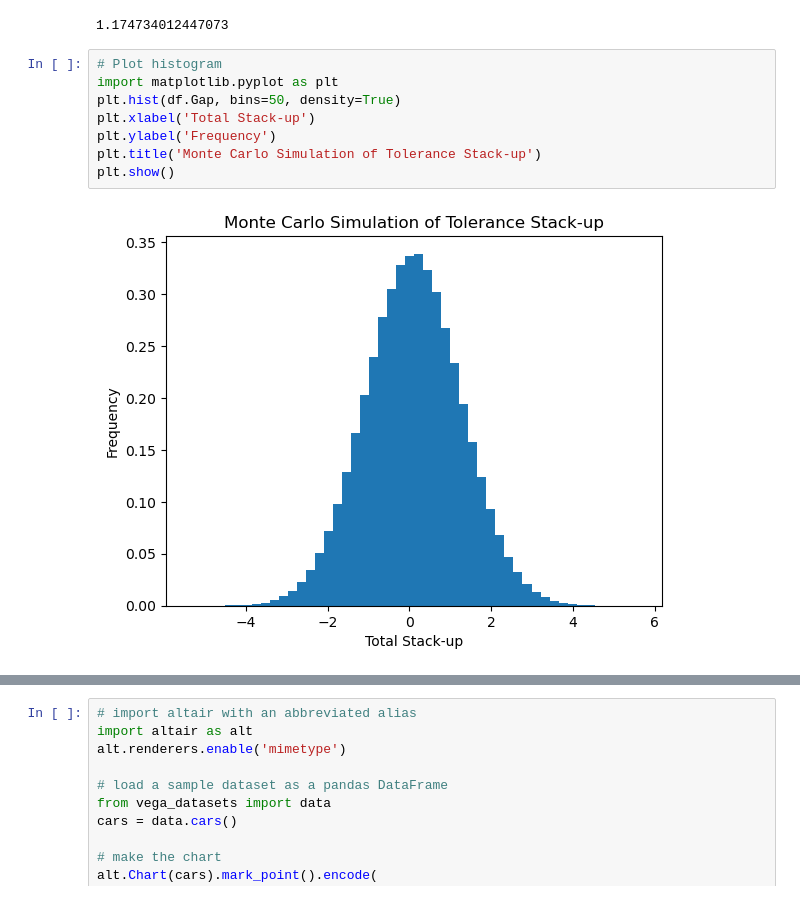
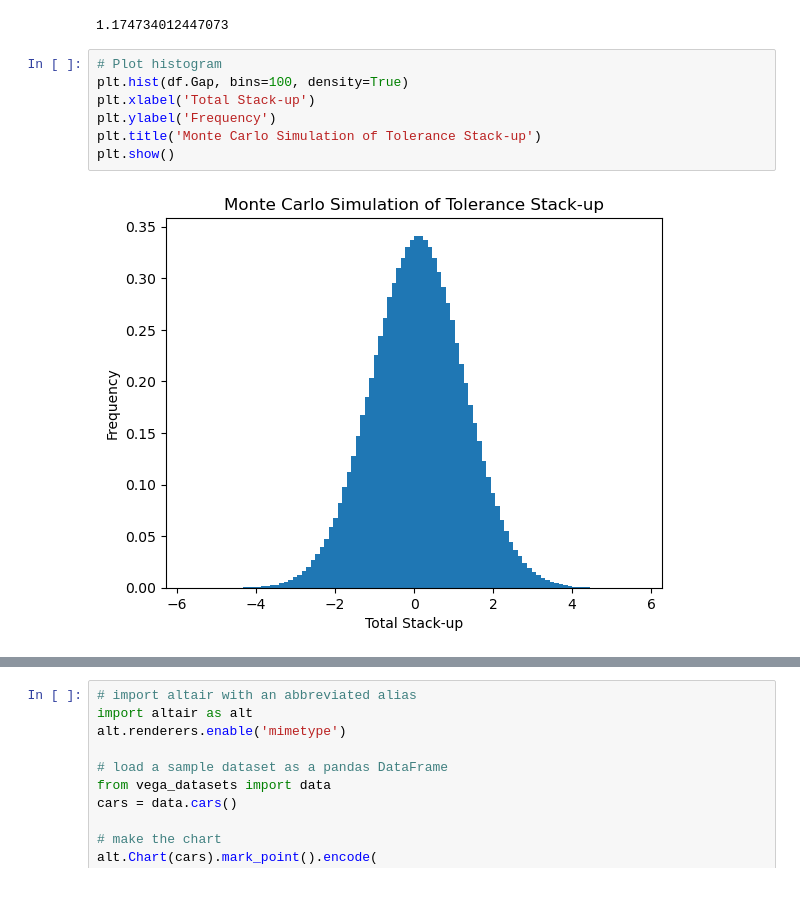
Before and after one commit to noriskworld/robust, a Jupyter notebook: robust.ipynb, the cells around one changed output, grey strips where cells are left out. Cells and saved outputs as stored; diff of their text form.

```diff
--- a/robust.ipynb
+++ b/robust.ipynb
@@ -113,11 +112,10 @@ np.sqrt(np.sum(np.square(df_X.sigma)))
 1.174734012447073
 # %%
 # Plot histogram
-import matplotlib.pyplot as plt
-plt.hist(df.Gap, bins=50, density=True)
+plt.hist(df.Gap, bins=100, density=True)
 plt.xlabel('Total Stack-up')
 plt.ylabel('Frequency')
 plt.title('Monte Carlo Simulation of Tolerance Stack-up')
 plt.show()
 # %% [output]
-[figure, old version]
+[figure, new version]
```
Also changed, not shown: parts of 8 cells of this notebook, 6 other files.
